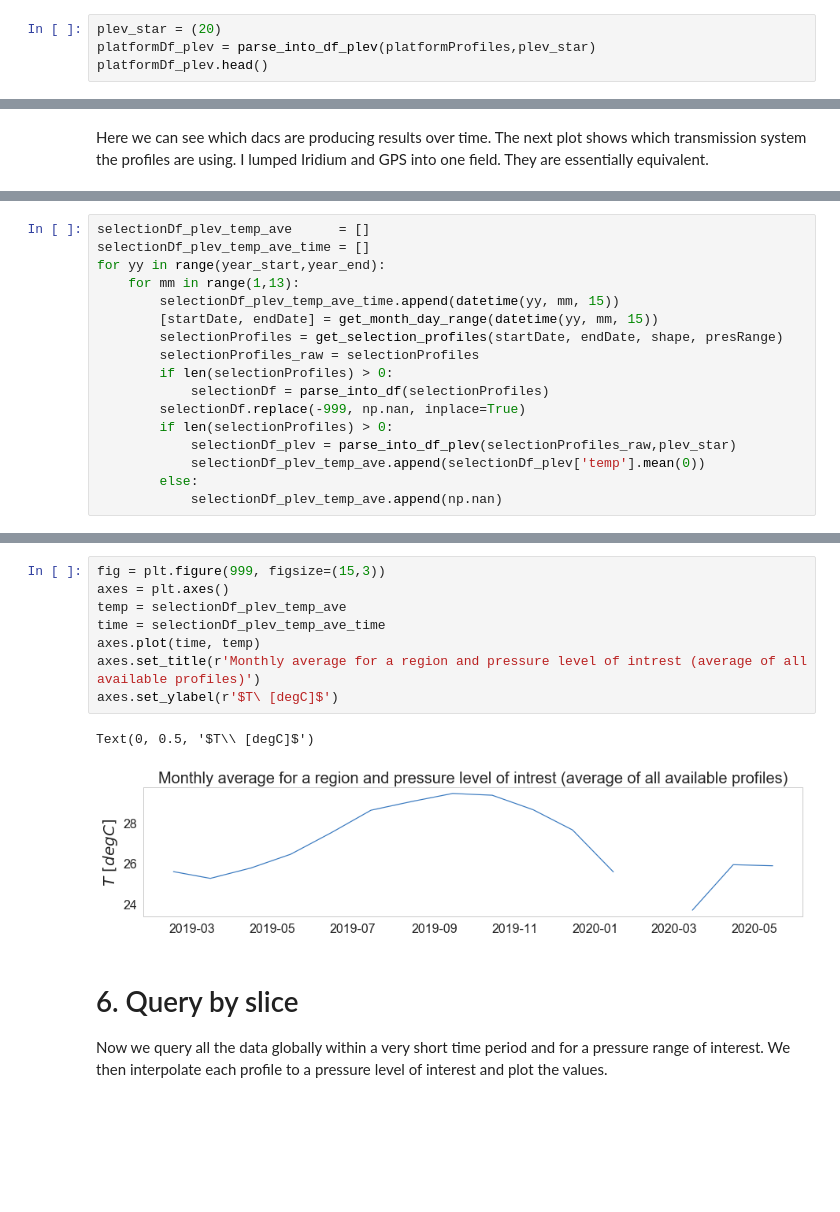
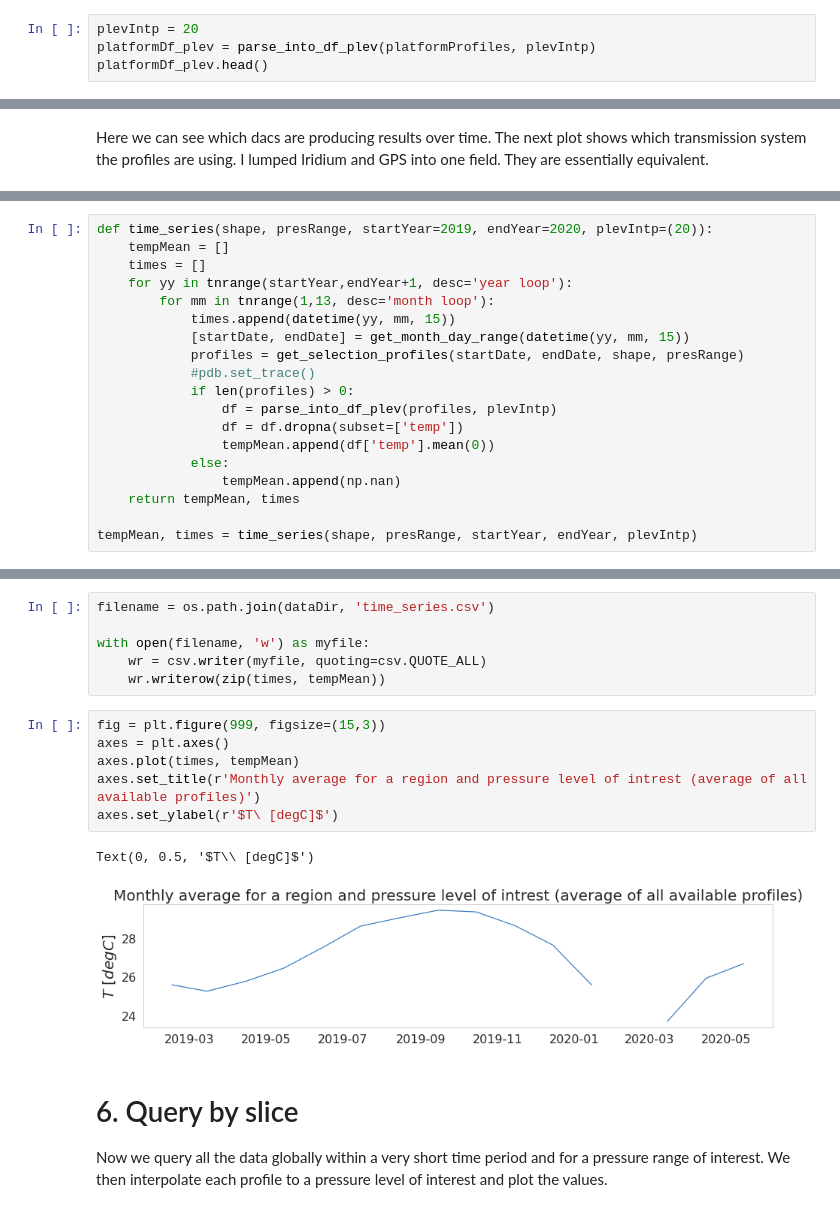
Before and after one commit to tylertucker202/EC-Argovis-API-Demo, a Jupyter notebook: EC2020_argovis_python_api.ipynb, the cells around one changed output, grey strips where cells are left out. Saved outputs shown, nothing was run; the diff lists cells and outputs as text; blank space fills up the shorter version.

```diff
--- a/EC2020_argovis_python_api.ipynb
+++ b/EC2020_argovis_python_api.ipynb
@@ -259,8 +267,8 @@ def plot_pmesh(df, measName, figsize=(16,24), shrinkcbar=.1, delta_lon=10, delta
     ax.gridlines()
     return fig
 # %%
-plev_star = (20)
-platformDf_plev = parse_into_df_plev(platformProfiles,plev_star)
+plevIntp = 20
+platformDf_plev = parse_into_df_plev(platformProfiles, plevIntp)
 platformDf_plev.head()
 # %% [output]
 |  | cycle_number | _id | date | lon | lat | pres | temp | psal |
@@ -496,20 +493,22 @@ year_end  =2021
 # %%
-selectionDf_plev_temp_ave      = []
-selectionDf_plev_temp_ave_time = []
-for yy in range(year_start,year_end):
-    for mm in range(1,13):
-        selectionDf_plev_temp_ave_time.append(datetime(yy, mm, 15))
-        [startDate, endDate] = get_month_day_range(datetime(yy, mm, 15))
-        selectionProfiles = get_selection_profiles(startDate, endDate, shape, presRange)
-        selectionProfiles_raw = selectionProfiles
-        if len(selectionProfiles) > 0:
-            selectionDf = parse_into_df(selectionProfiles)
-        selectionDf.replace(-999, np.nan, inplace=True)
-        if len(selectionProfiles) > 0:
-            selectionDf_plev = parse_into_df_plev(selectionProfiles_raw,plev_star)
-            selectionDf_plev_temp_ave.append(selectionDf_plev['temp'].mean(0))
-        else:
-            selectionDf_plev_temp_ave.append(np.nan)
+def time_series(shape, presRange, startYear=2019, endYear=2020, plevIntp=(20)):
+    tempMean = []
+    times = []
+    for yy in tnrange(startYear,endYear+1, desc='year loop'):
+        for mm in tnrange(1,13, desc='month loop'):
+            times.append(datetime(yy, mm, 15))
+            [startDate, endDate] = get_month_day_range(datetime(yy, mm, 15))
+            profiles = get_selection_profiles(startDate, endDate, shape, presRange)
+            #pdb.set_trace()
+            if len(profiles) > 0:
+                df = parse_into_df_plev(profiles, plevIntp)
+                df = df.dropna(subset=['temp'])
+                tempMean.append(df['temp'].mean(0))
+            else:
+                tempMean.append(np.nan)
+    return tempMean, times
+
+tempMean, times = time_series(shape, presRange, startYear, endYear, plevIntp)
 # %% [output]
 https://argovis.colorado.edu/selection/profiles?startDate=2019-01-01 00:00:00&endDate=2019-01-31 00:00:00&shape=[[[-65,20],[-65,25],[-60,25],[-60,20],[-65,20]]]&presRange=[0,50]
 https://argovis.colorado.edu/selection/profiles?startDate=2019-02-01 00:00:00&endDate=2019-02-28 00:00:00&shape=[[[-65,20],[-65,25],[-60,25],[-60,20],[-65,20]]]&presRange=[0,50]
@@ -528,17 +527,21 @@ https://argovis.colorado.edu/selection/profiles?startDate=2020-09-01 00:00:00&en
 https://argovis.colorado.edu/selection/profiles?startDate=2020-10-01 00:00:00&endDate=2020-10-31 00:00:00&shape=[[[-65,20],[-65,25],[-60,25],[-60,20],[-65,20]]]&presRange=[0,50]
 https://argovis.colorado.edu/selection/profiles?startDate=2020-11-01 00:00:00&endDate=2020-11-30 00:00:00&shape=[[[-65,20],[-65,25],[-60,25],[-60,20],[-65,20]]]&presRange=[0,50]
 https://argovis.colorado.edu/selection/profiles?startDate=2020-12-01 00:00:00&endDate=2020-12-31 00:00:00&shape=[[[-65,20],[-65,25],[-60,25],[-60,20],[-65,20]]]&presRange=[0,50]
+# %%
+filename = os.path.join(dataDir, 'time_series.csv')
+
+with open(filename, 'w') as myfile:
+    wr = csv.writer(myfile, quoting=csv.QUOTE_ALL)
+    wr.writerow(zip(times, tempMean))
 # %%
 fig = plt.figure(999, figsize=(15,3))
 axes = plt.axes()
-temp = selectionDf_plev_temp_ave
-time = selectionDf_plev_temp_ave_time
-axes.plot(time, temp)
+axes.plot(times, tempMean)
 axes.set_title(r'Monthly average for a region and pressure level of intrest (average of all available profiles)')
 axes.set_ylabel(r'$T\ [degC]$')
 # %% [output]
 Text(0, 0.5, '$T\\ [degC]$')
-[figure, old version]
+[figure, new version]
 # %% [markdown]
 <a name="section_six"/> </a>
 # 6. Query by slice
```
Also changed, not shown: parts of 37 cells of this notebook, 2 other files.
